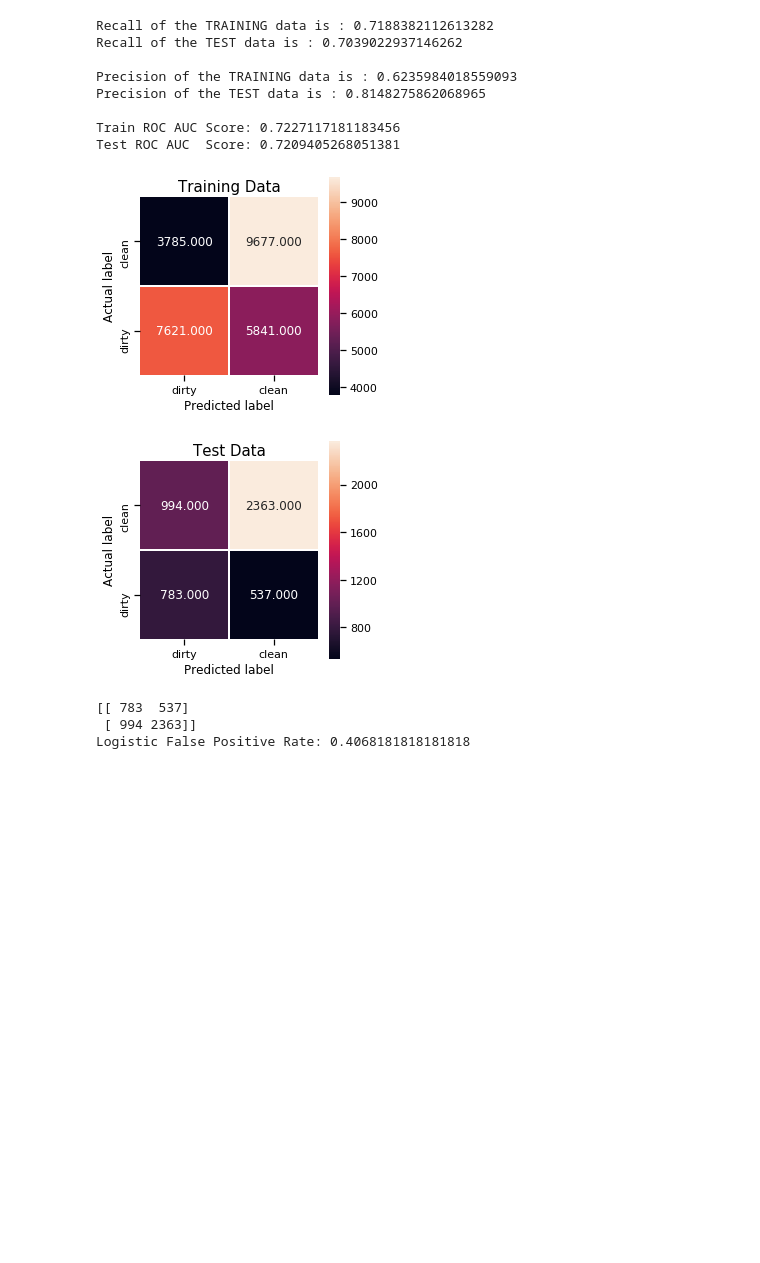
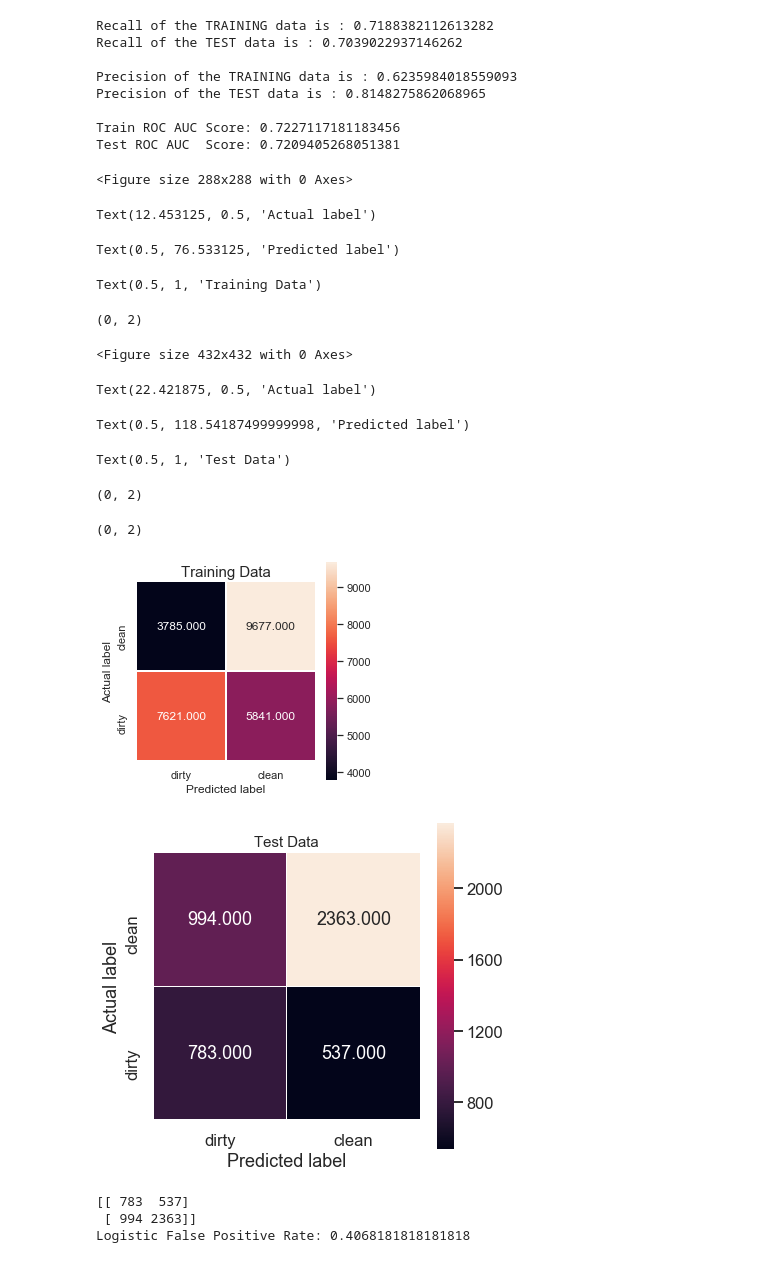
Before and after one commit to rbarryanwar/SafeEats, a Jupyter notebook: notebooks/3_HD_NY311_Hoods_Re_ReWorking.ipynb, the cells around one changed output. Cells and saved outputs as stored; diff of their text form; code cells hidden in the pictures; blank space fills up the shorter version.

```diff
--- a/notebooks/3_HD_NY311_Hoods_Re_ReWorking.ipynb
+++ b/notebooks/3_HD_NY311_Hoods_Re_ReWorking.ipynb
@@ -164,0 +113,5 @@ data['Public housing (% of rental units)'] = data['Public housing (% of rental u
+# %%
+with sns.axes_style("white"):
+    sns.set(rc={'figure.figsize':(8,4)})
+    sns.countplot(x = dataforplots['Clean'], palette = 'husl')
+    sns.despine()
@@ -273,0 +265,4 @@ MinMaxScaler(copy=True, feature_range=(0, 1))
+# %%
+from sklearn.linear_model import LogisticRegression
+logisticRegr = LogisticRegression();
+logisticRegr.fit(x_train, y_train);
@@ -273,0 +309,28 @@ MinMaxScaler(copy=True, feature_range=(0, 1))
+# %%
+sns.set_context('notebook');
+Outcome = ['dirty', 'clean'];
+cm = metrics.confusion_matrix(y_train, predictions_logistic_train_base);
+plt.figure(figsize=(4,4));
+g = sns.heatmap(cm, annot=True, fmt=".3f", linewidths=.5, square = True,
+           xticklabels=Outcome,
+           yticklabels=Outcome);
+plt.ylabel('Actual label');
+plt.xlabel('Predicted label');
+all_sample_title = 'Training Data';
+plt.title(all_sample_title, size = 15);
+g.set_ylim(0,2);
+#plt.savefig('Confusion_Matrix.png')
+
+sns.set_context('talk');
+cm = metrics.confusion_matrix(y_test, predictions_logistic_test_base);
+plt.figure(figsize=(6,6));
+g = sns.heatmap(cm, annot=True, fmt=".3f", linewidths=.5, square = True,
+           xticklabels=Outcome,
+           yticklabels=Outcome);
+plt.ylabel('Actual label');
+plt.xlabel('Predicted label');
+all_sample_title = 'Test Data';
+plt.title(all_sample_title, size = 15);
+g.set_ylim(0,2);
+g.set_xlim(0,2);
+plt.savefig('BaseModel_Confusion_Matrix.png')
@@ -350,32 +445,45 @@ Test ROC AUC  Score: 0.7209405268051381
 # %%
 sns.set_context('notebook');
 Outcome = ['dirty', 'clean'];
 cm = metrics.confusion_matrix(y_train_res, predictions_logistic_train);
 plt.figure(figsize=(4,4));
 g = sns.heatmap(cm, annot=True, fmt=".3f", linewidths=.5, square = True,
            xticklabels=Outcome,
            yticklabels=Outcome);
 plt.ylabel('Actual label');
 plt.xlabel('Predicted label');
 all_sample_title = 'Training Data';
 plt.title(all_sample_title, size = 15);
 g.set_ylim(0,2);
 #plt.savefig('Confusion_Matrix.png')
 
-
+sns.set_context('talk');
 cm = metrics.confusion_matrix(y_test, predictions_logistic_test);
-plt.figure(figsize=(4,4));
+plt.figure(figsize=(6,6));
 g = sns.heatmap(cm, annot=True, fmt=".3f", linewidths=.5, square = True,
            xticklabels=Outcome,
            yticklabels=Outcome);
 plt.ylabel('Actual label');
 plt.xlabel('Predicted label');
 all_sample_title = 'Test Data';
 plt.title(all_sample_title, size = 15);
 g.set_ylim(0,2);
+g.set_xlim(0,2);
+plt.savefig('Final_Confusion_Matrix.png')
 # %% [output]
+<Figure size 288x288 with 0 Axes>
+Text(12.453125, 0.5, 'Actual label')
+Text(0.5, 76.533125, 'Predicted label')
+Text(0.5, 1, 'Training Data')
+(0, 2)
+<Figure size 432x432 with 0 Axes>
+Text(22.421875, 0.5, 'Actual label')
+Text(0.5, 118.54187499999998, 'Predicted label')
+Text(0.5, 1, 'Test Data')
+(0, 2)
+(0, 2)
-[figure, old version]
+[figure, new version]
-[figure, old version]
+[figure, new version]
 # %%
 from sklearn.metrics import confusion_matrix
 cnf_matrix = confusion_matrix(y_test, predictions_logistic_test)
```
Also changed, not shown: parts of 43 cells of this notebook, 4 other files.
